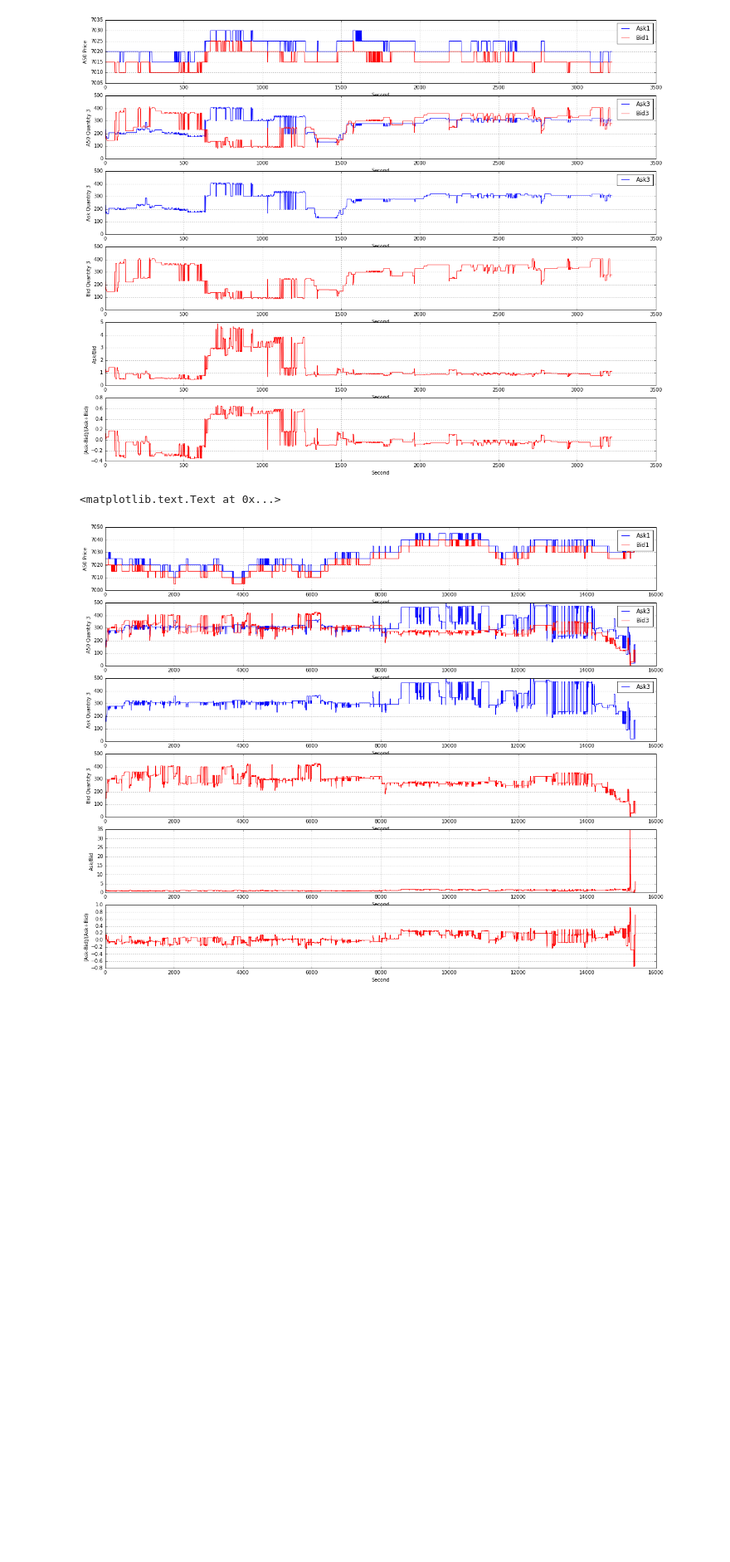
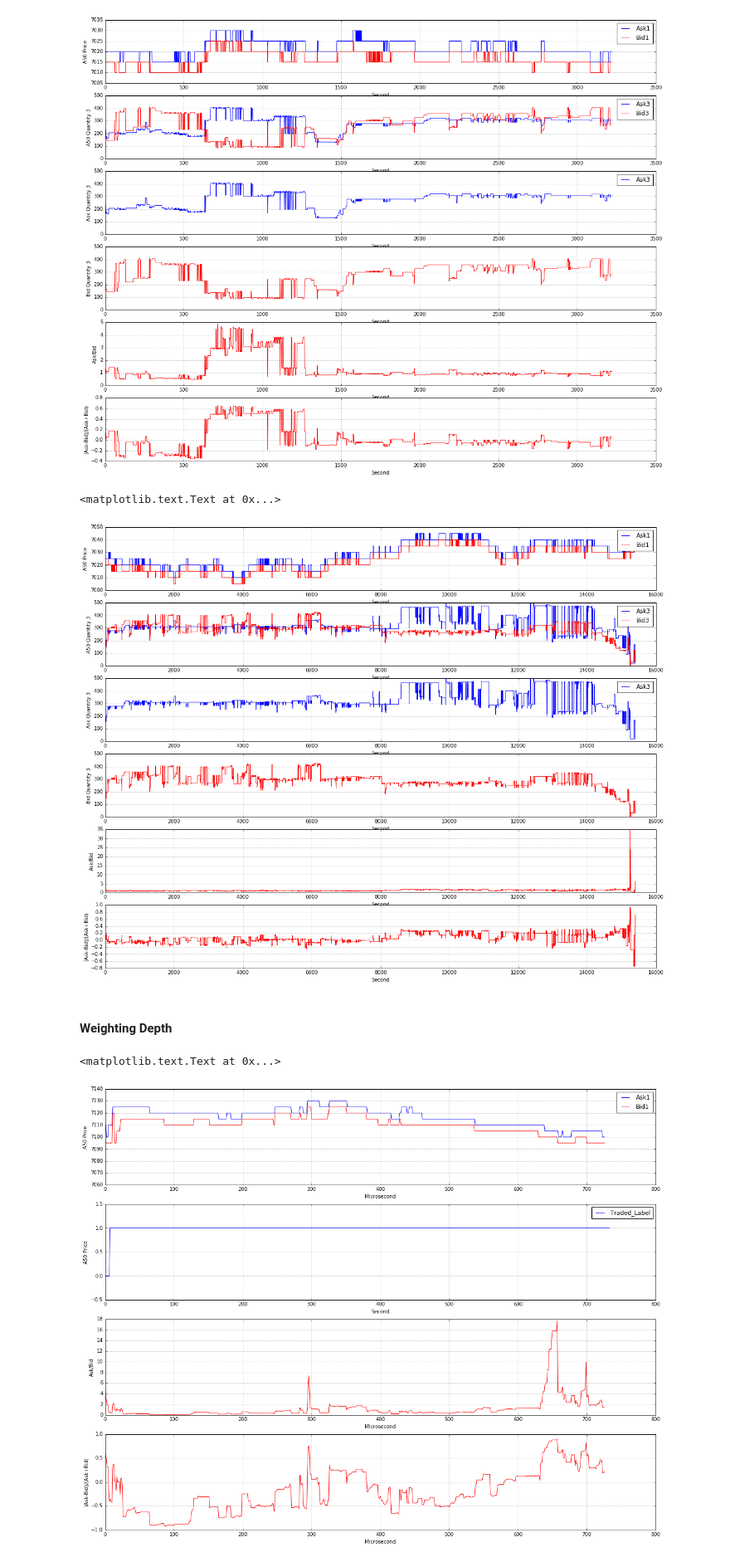
Before and after one commit to rorysroes/SGX-Full-OrderBook-Tick-Data-Trading-Strategy, a Jupyter notebook: Train_Test_Data_Builder_Feature_Extractor.ipynb, the cells around one changed output. Shown at 83% size. Cells and saved outputs as stored; diff of their text form; code cells hidden in the pictures; blank space fills up the shorter version.

```diff
--- a/Train_Test_Data_Builder_Feature_Extractor.ipynb
+++ b/Train_Test_Data_Builder_Feature_Extractor.ipynb
@@ -24,6 +24,14 @@ def order_book(month,day):
     ask_quantity_1 = np.array(map(float,order_book['Ask_Quantity'][1::4]))
     ask_quantity_2 = np.array(map(float,order_book['Ask_Quantity'][2::4]))
     ask_quantity_3 = np.array(map(float,order_book['Ask_Quantity'][3::4]))
+
+    bid_quantity_1[isnan(bid_quantity_1)] = 0
+    bid_quantity_2[isnan(bid_quantity_2)] = 0
+    bid_quantity_3[isnan(bid_quantity_3)] = 0
+    ask_quantity_1[isnan(ask_quantity_1)] = 0
+    ask_quantity_2[isnan(ask_quantity_2)] = 0
+    ask_quantity_3[isnan(ask_quantity_3)] = 0
+
     return timestamp,order_book,bid_price_1,bid_price_2,bid_price_3,bid_quantity_1,\
             bid_quantity_2,bid_quantity_3,ask_price_1,ask_price_2,ask_price_3,ask_quantity_1,\
             ask_quantity_2,ask_quantity_3
@@ -700,3 +804,49 @@ plt.ylabel("(Ask-Bid)/(Ask+Bid)")
 # %% [output]
 <matplotlib.text.Text at 0x...>
 [figure]
+# %%
+Weight_Ask = (50.0 * ask_quantity_1 + 30.0 * ask_quantity_2 + 20.0 * ask_quantity_3)
+Weight_Bid = (50.0 * bid_quantity_1 + 30.0 * bid_quantity_2 + 20.0 * bid_quantity_3)
+# %%
+W_AB = Weight_Ask/Weight_Bid
+# %%
+W_A_B = (Weight_Ask - Weight_Bid)/(Weight_Ask + Weight_Bid)
+# %% [markdown]
+#### Weighting Depth
+# %%
+#Open 0 ~ 09:15
+time1 = 294
+time2 = 1021
+plt.figure(figsize = (20,16))
+plt.subplot(411)
+plt.grid()
+plot(ask_price_1[time1:time2],label = 'Ask1',color = 'b')
+plot(bid_price_1[time1:time2],label = 'Bid1',color = 'r')
+plt.ylim(7060,7140)
+plt.xlabel("Microsecond")
+plt.ylabel("A50 Price")
+plt.legend(loc = 1)
+
+plt.subplot(412)
+plt.grid()
+plot(traded_micsecond_1,label = 'Traded_Label',color = 'b')
+plt.ylim(-0.5,1.5)
+plt.xlabel("Second")
+plt.ylabel("A50 Price")
+plt.legend(loc = 1)
+
+plt.subplot(413)
+plt.grid()
+plot(W_AB[time1:time2],label = 'Ask/Bid',color = 'r')
+#plt.ylim(0,400)
+plt.xlabel("Microsecond")
+plt.ylabel("Ask/Bid")
+plt.subplot(414)
+plt.grid()
+plot(W_A_B[time1:time2],label = '(Ask-Bid)/(Ask+Bid)',color = 'r')
+#plt.ylim(0,400)
+plt.xlabel("Microsecond")
+plt.ylabel("(Ask-Bid)/(Ask+Bid)")
+# %% [output]
+<matplotlib.text.Text at 0x...>
+[figure, added]
```
Also changed, not shown: parts of 10 cells of this notebook, 1 other file.
